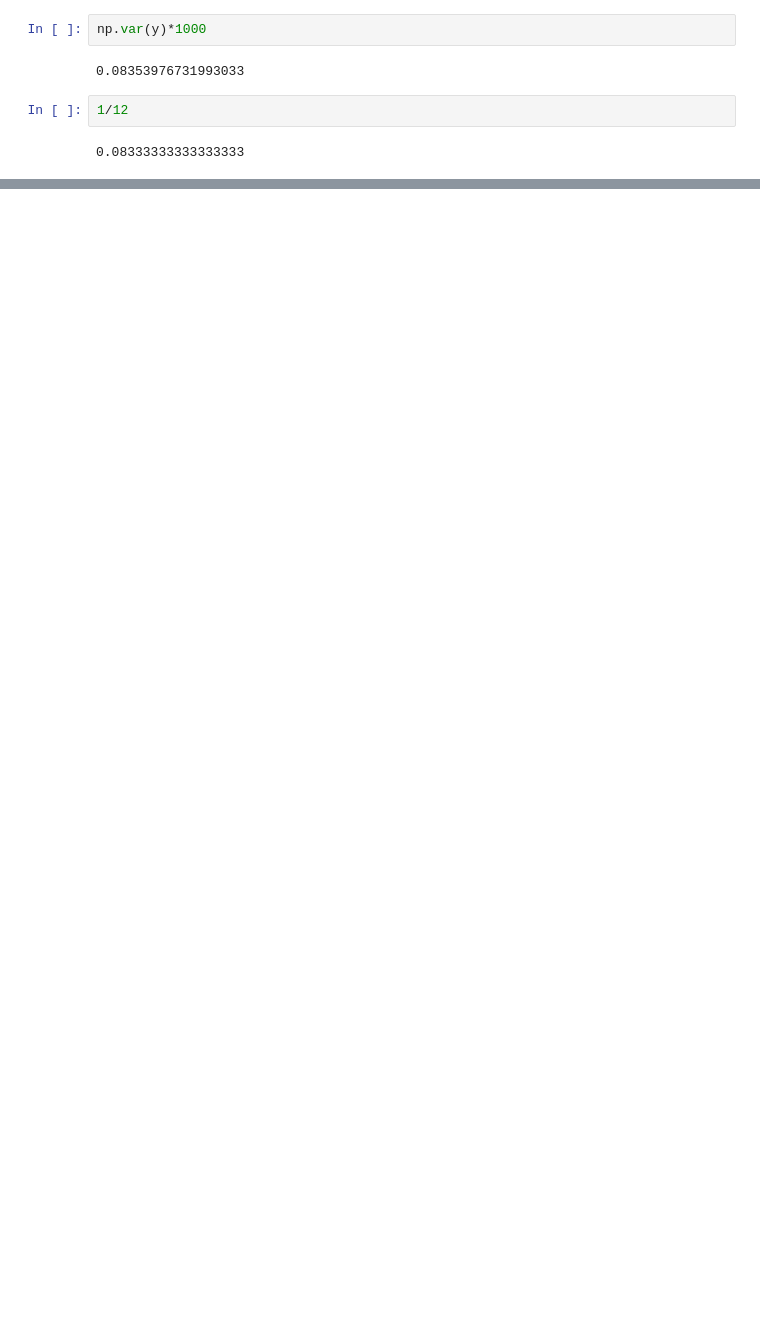
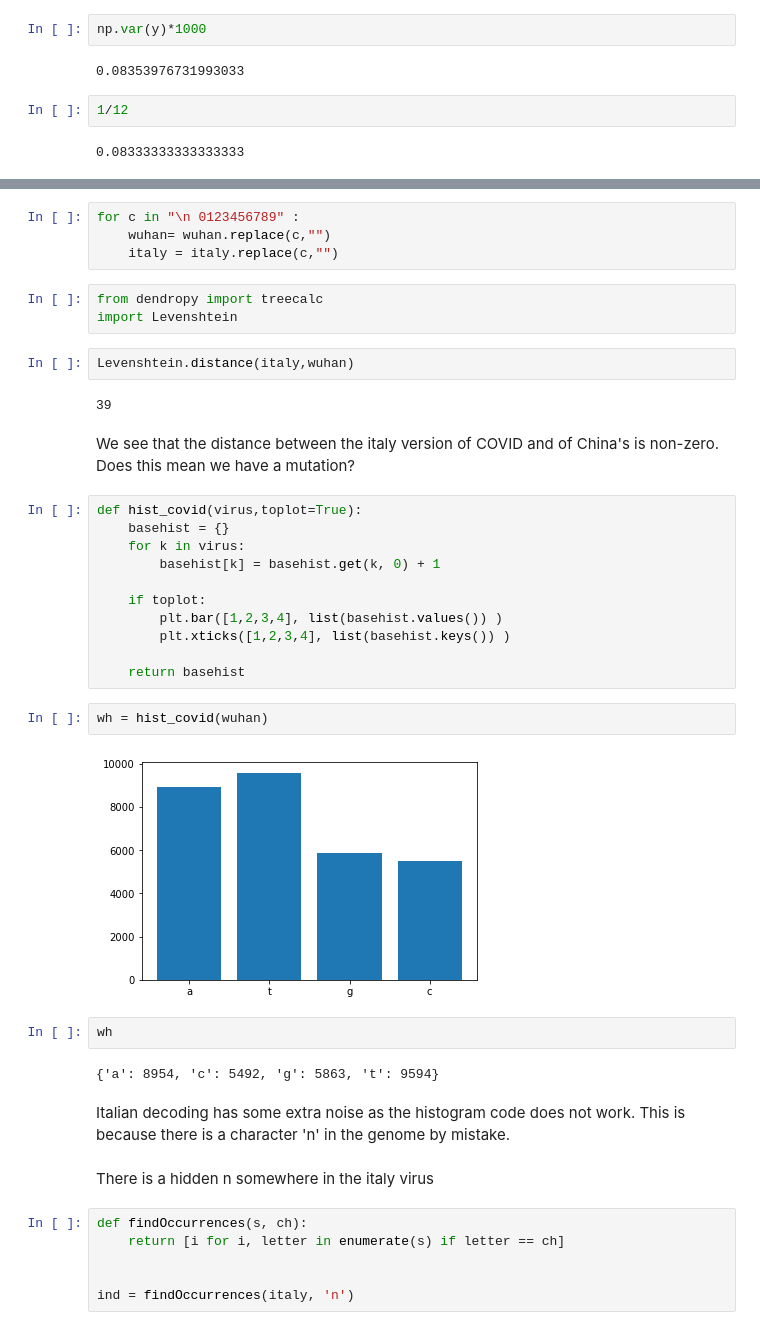
Before and after one commit to tsourolampis/notes, a Jupyter notebook: some teaching and research notes.ipynb, the cells around one changed output, grey strips where cells are left out. Cells and saved outputs as stored; diff of their text form; blank space fills up the shorter version.

```diff
--- a/some teaching and research notes.ipynb
+++ b/some teaching and research notes.ipynb
@@ -316,0 +1320,42 @@ np.var(y)*1000
+# %%
+for c in "\n 0123456789" :
+    wuhan= wuhan.replace(c,"")
+    italy = italy.replace(c,"")
+# %%
+from dendropy import treecalc
+import Levenshtein
+# %%
+Levenshtein.distance(italy,wuhan)
+# %% [output]
+39
+# %% [markdown]
+We see that the distance between the italy version of COVID and of China's is non-zero. Does this mean we have a mutation?
+# %%
+def hist_covid(virus,toplot=True):
+    basehist = {}
+    for k in virus:
+        basehist[k] = basehist.get(k, 0) + 1
+
+    if toplot:
+        plt.bar([1,2,3,4], list(basehist.values()) )
+        plt.xticks([1,2,3,4], list(basehist.keys()) )
+
+    return basehist
+# %%
+wh = hist_covid(wuhan)
+# %% [output]
+[figure, added]
+# %%
+wh
+# %% [output]
+{'a': 8954, 'c': 5492, 'g': 5863, 't': 9594}
+# %% [markdown]
+Italian decoding has some extra noise as the histogram code does not work. This is because there is a character 'n' in the genome by mistake.
+# %% [markdown]
+There is a hidden n somewhere in the italy virus
+# %%
+def findOccurrences(s, ch):
+    return [i for i, letter in enumerate(s) if letter == ch]
+
+
+ind = findOccurrences(italy, 'n')
```
Also changed, not shown: parts of 22 cells of this notebook.
